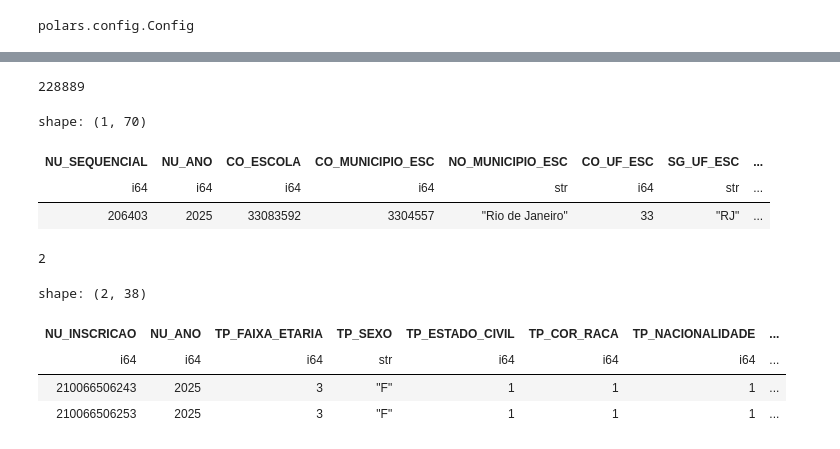
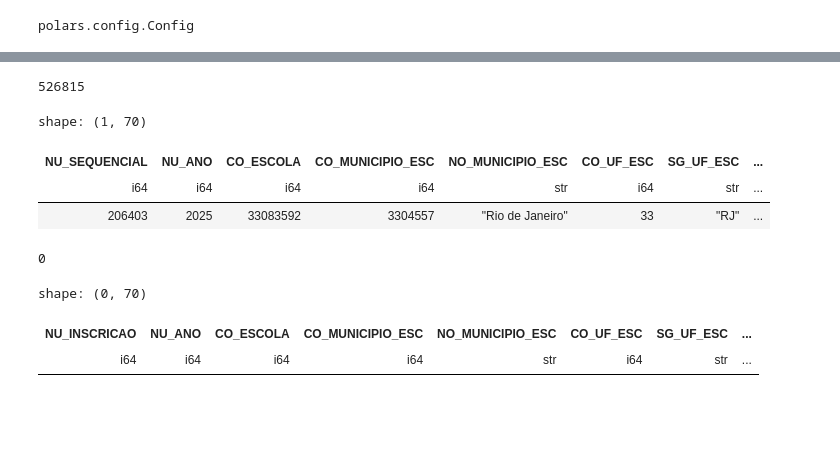
Before and after one commit to FilipeSchweitzer/cdia-projetoAplicado3, a Jupyter notebook: Colab_notebook.ipynb, the cells around one changed output, grey strips where cells are left out. Cells and saved outputs as stored; diff of their text form; code cells hidden in the pictures; blank space fills up the shorter version.

```diff
--- a/Colab_notebook.ipynb
+++ b/Colab_notebook.ipynb
@@ -52,11 +74,11 @@ dicionário criado com sucesso!
 # %%
 def dataframe_microdados(ano:int, tipo_dado:str, teste:bool = False) -> pl.DataFrame:
-    # CAMINHO_CSV = f'{DADOS_DIR}/dados_{ano}/{tipo_dado}_{ano}.csv'
-    CAMINHO_CSV = f'{tipo_dado}_{ano}.csv'
+    # CAMINHO_PARQUET = f'{DADOS_DIR}/dados_{ano}/{tipo_dado}_{ano}.parquet'
+    CAMINHO_PARQUET = f'{tipo_dado}_{ano}.parquet'
 
     if teste:
-        df = pl.read_csv(CAMINHO_CSV, separator=";", encoding="latin1", low_memory=True, rechunk=False, n_rows=50)
+        df = pl.read_parquet(CAMINHO_PARQUET)
     else:
-        df = pl.read_csv(CAMINHO_CSV, separator=";", encoding="latin1", low_memory=True, rechunk=False)
+        df = pl.read_parquet(CAMINHO_PARQUET)
 
     return df
@@ -166,3 +196,12 @@ shape: (1, 38)
 | NU_INSCRICAO | NU_ANO | TP_FAIXA_ETARIA | TP_SEXO | TP_ESTADO_CIVIL | TP_COR_RACA | TP_NACIONALIDADE | ... |
 | i64 | i64 | i64 | str | i64 | i64 | i64 | ... |
 | 210066506229 | 2025 | 6 | "F" | 1 | 2 | 2 | ... |
+# %%
+# filtra o dataframe pelas características do candidato
+df_candidato = filtrar_candidato(df_participantes, Candidato(idade=18, sexo='Feminino', raca='Branca',
+                                               nacionalidade='Brasileiro(a)',
+                                               st_ens_med='Estou cursando e concluirei o Ensino Médio em 2025',
+                                               ano_concluiu='Não informado', treineiro=False))
+df_candidato = df_candidato.select(['NU_INSCRICAO'])
+print(len(df_candidato))
+df_candidato.head()
@@ -169,26 +218,22 @@ shape: (1, 38)
 # %%
+# pega os dados da prova do ano inteiro
+
 df_prova = dataframe_microdados(2025, 'RESULTADOS')
 print(len(df_prova))
 df_prova.head(1)
 # %% [output]
-228889
+526815
 shape: (1, 70)
 | NU_SEQUENCIAL | NU_ANO | CO_ESCOLA | CO_MUNICIPIO_ESC | NO_MUNICIPIO_ESC | CO_UF_ESC | SG_UF_ESC | ... |
 | i64 | i64 | i64 | i64 | str | i64 | str | ... |
 | 206403 | 2025 | 33083592 | 3304557 | "Rio de Janeiro" | 33 | "RJ" | ... |
-# %%
-# filtra o dataframe pelas características do candidato
-df_filtrado = filtrar_candidato(df_participantes, Candidato(idade=18, sexo='Feminino', raca='Branca',
-                                               nacionalidade='Brasileiro(a)',
-                                               st_ens_med='Estou cursando e concluirei o Ensino Médio em 2025',
-                                               ano_concluiu='Não informado', treineiro=False))
-print(len(df_filtrado))
-
-df_filtrado.head()
-# %% [output]
-2
-shape: (2, 38)
-| NU_INSCRICAO | NU_ANO | TP_FAIXA_ETARIA | TP_SEXO | TP_ESTADO_CIVIL | TP_COR_RACA | TP_NACIONALIDADE | ... |
-| i64 | i64 | i64 | str | i64 | i64 | i64 | ... |
-| 210066506243 | 2025 | 3 | "F" | 1 | 1 | 1 | ... |
-| 210066506253 | 2025 | 3 | "F" | 1 | 1 | 1 | ... |
+# %%
+# pegar os dados das provas de cada candidato
+df_candidato_prova = df_candidato.join(df_prova, left_on='NU_INSCRICAO', right_on='NU_SEQUENCIAL', how='inner')
+print(len(df_candidato_prova))
+df_candidato_prova.head()
+# %% [output]
+0
+shape: (0, 70)
+| NU_INSCRICAO | NU_ANO | CO_ESCOLA | CO_MUNICIPIO_ESC | NO_MUNICIPIO_ESC | CO_UF_ESC | SG_UF_ESC | ... |
+| i64 | i64 | i64 | i64 | str | i64 | str | ... |
```
Also changed, not shown: parts of 7 cells of this notebook.
